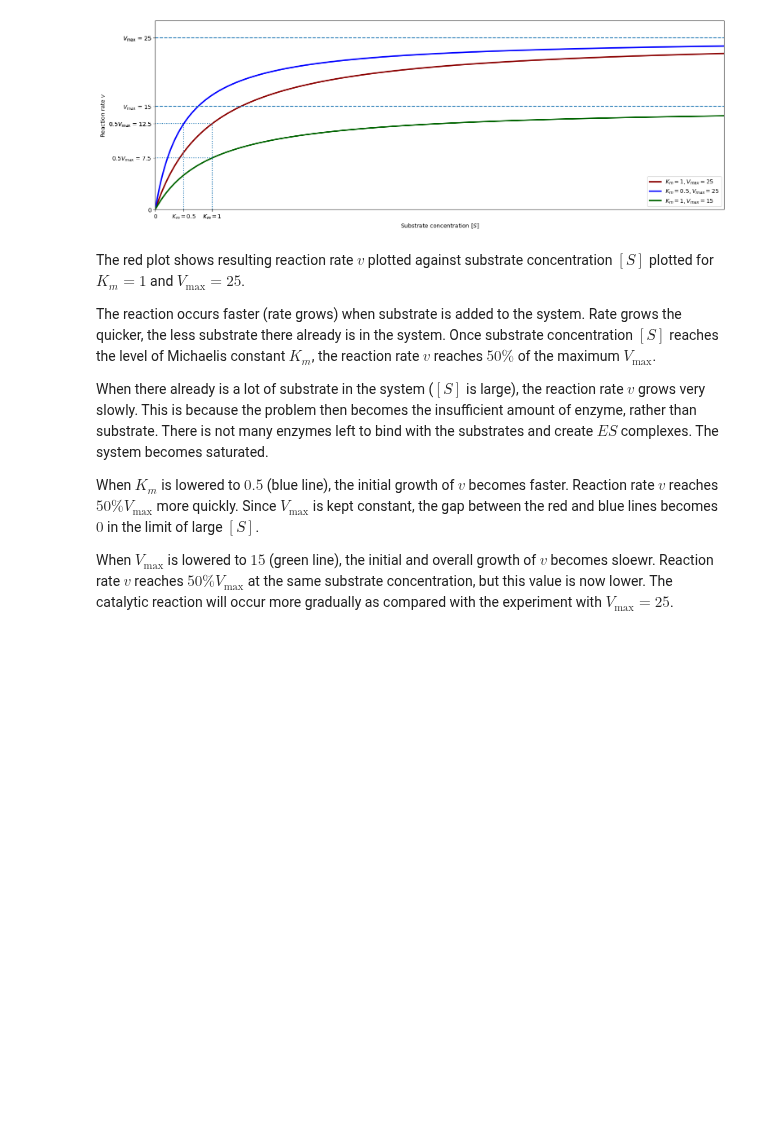
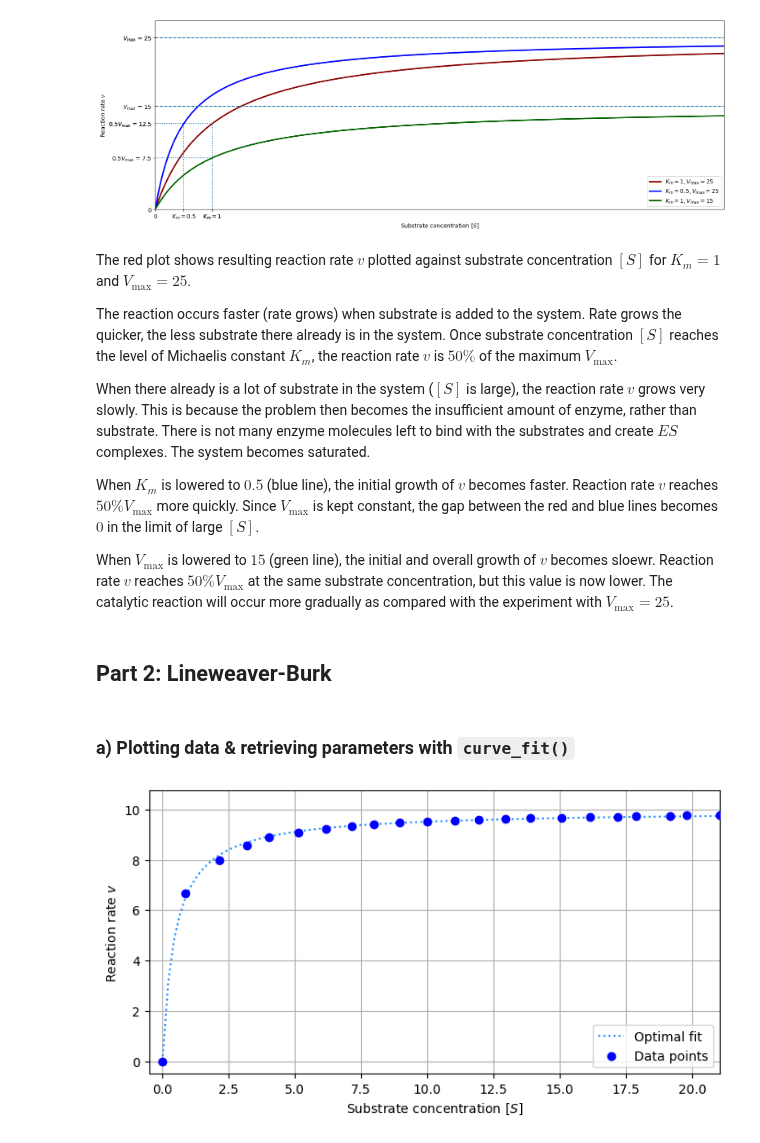
Before and after one commit to jonas4climate/metabolic-cellular-modelling, a Jupyter notebook: assignment1.ipynb, the cells around one changed output. Cells and saved outputs as stored; diff of their text form; code cells hidden in the pictures; blank space fills up the shorter version.

```diff
--- a/assignment1.ipynb
+++ b/assignment1.ipynb
@@ -68,12 +69,49 @@ plt.show()
 # %% [output]
 [figure]
 # %% [markdown]
-The red plot shows resulting reaction rate $v$ plotted against substrate concentration $[S]$ plotted for $K_m = 1$ and $V_{\max} = 25$.
+The red plot shows resulting reaction rate $v$ plotted against substrate concentration $[S]$ for $K_m = 1$ and $V_{\max} = 25$.
 
-The reaction occurs faster (rate grows) when substrate is added to the system. Rate grows the quicker, the less substrate there already is in the system. Once substrate concentration $[S]$ reaches the level of Michaelis constant $K_m$, the reaction rate $v$ reaches $50\%$ of the maximum $V_{\max}$.
+The reaction occurs faster (rate grows) when substrate is added to the system. Rate grows the quicker, the less substrate there already is in the system. Once substrate concentration $[S]$ reaches the level of Michaelis constant $K_m$, the reaction rate $v$ is $50\%$ of the maximum $V_{\max}$.
 
-When there already is a lot of substrate in the system ($[S]$ is large), the reaction rate $v$ grows very slowly. This is because the problem then becomes the insufficient amount of enzyme, rather than substrate. There is not many enzymes left to bind with the substrates and create $ES$ complexes. The system becomes saturated.
+When there already is a lot of substrate in the system ($[S]$ is large), the reaction rate $v$ grows very slowly. This is because the problem then becomes the insufficient amount of enzyme, rather than substrate. There is not many enzyme molecules left to bind with the substrates and create $ES$ complexes. The system becomes saturated.
 
 When $K_m$ is lowered to $0.5$ (blue line), the initial growth of $v$ becomes faster. Reaction rate $v$ reaches $50\% V_{\max}$ more quickly. Since $V_{\max}$ is kept constant, the gap between the red and blue lines becomes $0$ in the limit of large $[S]$.
 
 When $V_{\max}$ is lowered to $15$ (green line), the initial and overall growth of $v$ becomes sloewr. Reaction rate $v$ reaches $50\% V_{\max}$ at the same substrate concentration, but this value is now lower. The catalytic reaction will occur more gradually as compared with the experiment with $V_{\max} = 25$.
+# %% [markdown]
+## Part 2: Lineweaver-Burk
+# %% [markdown]
+### a) Plotting data & retrieving parameters with `curve_fit()`
+# %%
+data = np.loadtxt("data/Data/measuredData.csv", delimiter=",").T
+
+ss = data[0]
+vv = data[1]
+# %%
+def michaelis_menten_equation(s, vmax, km):
+    return vmax * (s / (s + km))
+
+popt, _ = curve_fit(michaelis_menten_equation, ss, vv)
+vmax, km = popt
+# %%
+fig, ax = plt.subplots(1,1,figsize=(8,4))
+
+ax.set_xlim((-0.5, max(ss)))
+ax.set_ylim((-0.5, 1.1*max(vv)))
+
+ax.set_xlabel("Substrate concentration " + r"$[S]$")
+ax.set_ylabel("Reaction rate " + r"$v$")
+
+ax.grid()
+
+
+xxopt = np.linspace(min(ss), max(ss), 100)
+ax.plot(xxopt, michaelis_menten_equation(xxopt, vmax, km), ls="dotted",  color="dodgerblue", label="Optimal fit")
+
+ax.scatter(ss, vv, color="blue", label="Data points", zorder=10)
+
+ax.legend(loc="lower right")
+
+plt.show()
+# %% [output]
+[figure, added]
```
Also changed, not shown: parts of 1 cell of this notebook.
